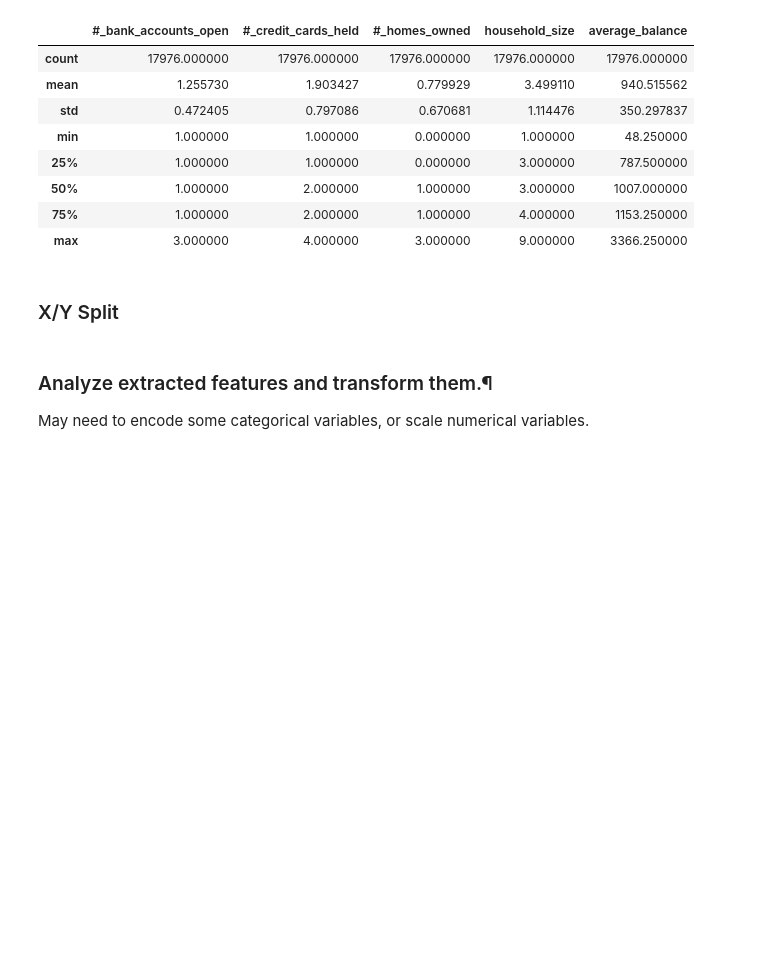
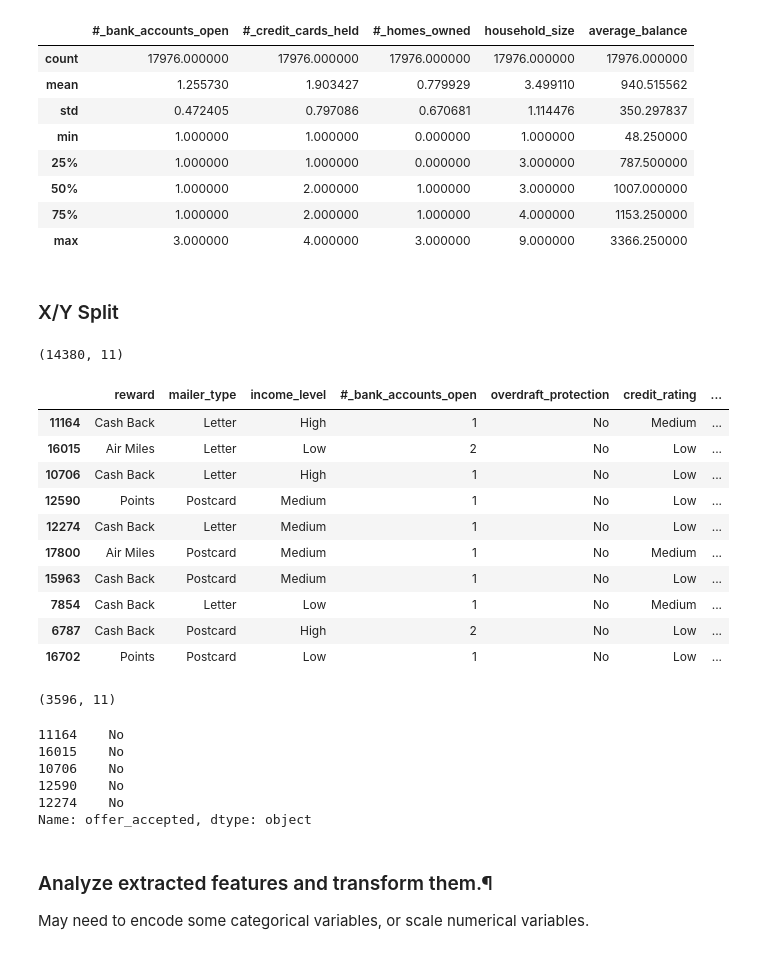
Before and after one commit to hollyjanedalton/mid_bootcamp_project, a Jupyter notebook: Building models.ipynb, the cells around one changed output. Saved outputs shown, nothing was run; the diff lists cells and outputs as text; code cells hidden in the pictures; blank space fills up the shorter version.

```diff
--- a/Building models.ipynb
+++ b/Building models.ipynb
@@ -91,6 +91,37 @@ y = data['offer_accepted']  #categorical
 X = data.drop(['offer_accepted'], axis = 1) # 5 numericals, 6 categoricals
 
 X_train, X_test, y_train, y_test = train_test_split(X, y, test_size=0.2, random_state=43)
+# %%
+X_train.shape
+# %% [output]
+(14380, 11)
+# %%
+X_train.head(10)
+# %% [output]
+|  | reward | mailer_type | income_level | #_bank_accounts_open | overdraft_protection | credit_rating | ... |
+| 11164 | Cash Back | Letter | High | 1 | No | Medium | ... |
+| 16015 | Air Miles | Letter | Low | 2 | No | Low | ... |
+| 10706 | Cash Back | Letter | High | 1 | No | Low | ... |
+| 12590 | Points | Postcard | Medium | 1 | No | Low | ... |
+| 12274 | Cash Back | Letter | Medium | 1 | No | Low | ... |
+| 17800 | Air Miles | Postcard | Medium | 1 | No | Medium | ... |
+| 15963 | Cash Back | Postcard | Medium | 1 | No | Low | ... |
+| 7854 | Cash Back | Letter | Low | 1 | No | Medium | ... |
+| 6787 | Cash Back | Postcard | High | 2 | No | Low | ... |
+| 16702 | Points | Postcard | Low | 1 | No | Low | ... |
+# %%
+X_test.shape
+# %% [output]
+(3596, 11)
+# %%
+y_train.head()  #offer_accepted is being shown, it's the target
+# %% [output]
+11164    No
+16015    No
+10706    No
+12590    No
+12274    No
+Name: offer_accepted, dtype: object
 # %% [markdown]
 ### Analyze extracted features and transform them.¶
 May need to encode some categorical variables, or scale numerical variables.
```
Also changed, not shown: parts of 8 cells of this notebook.
